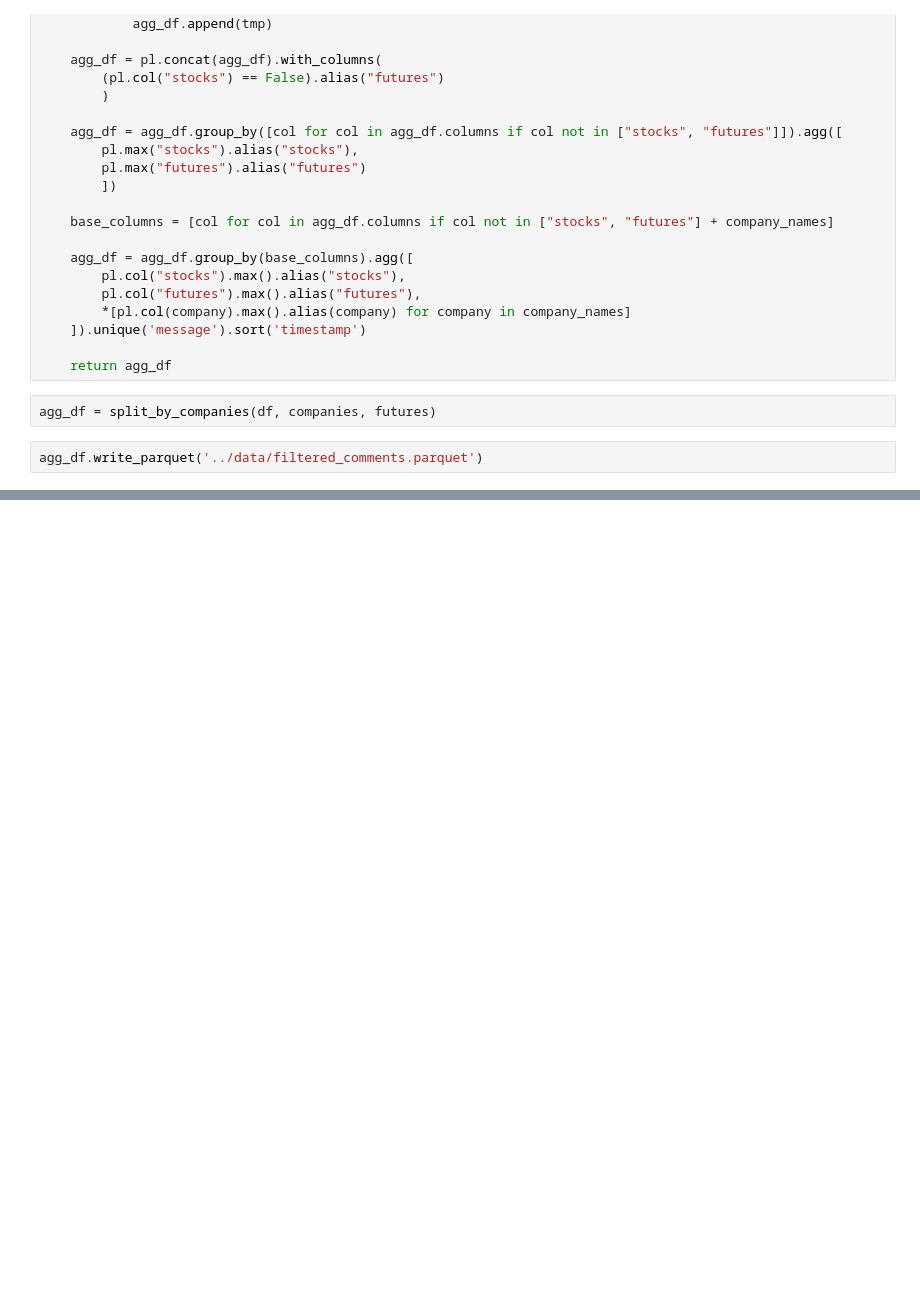
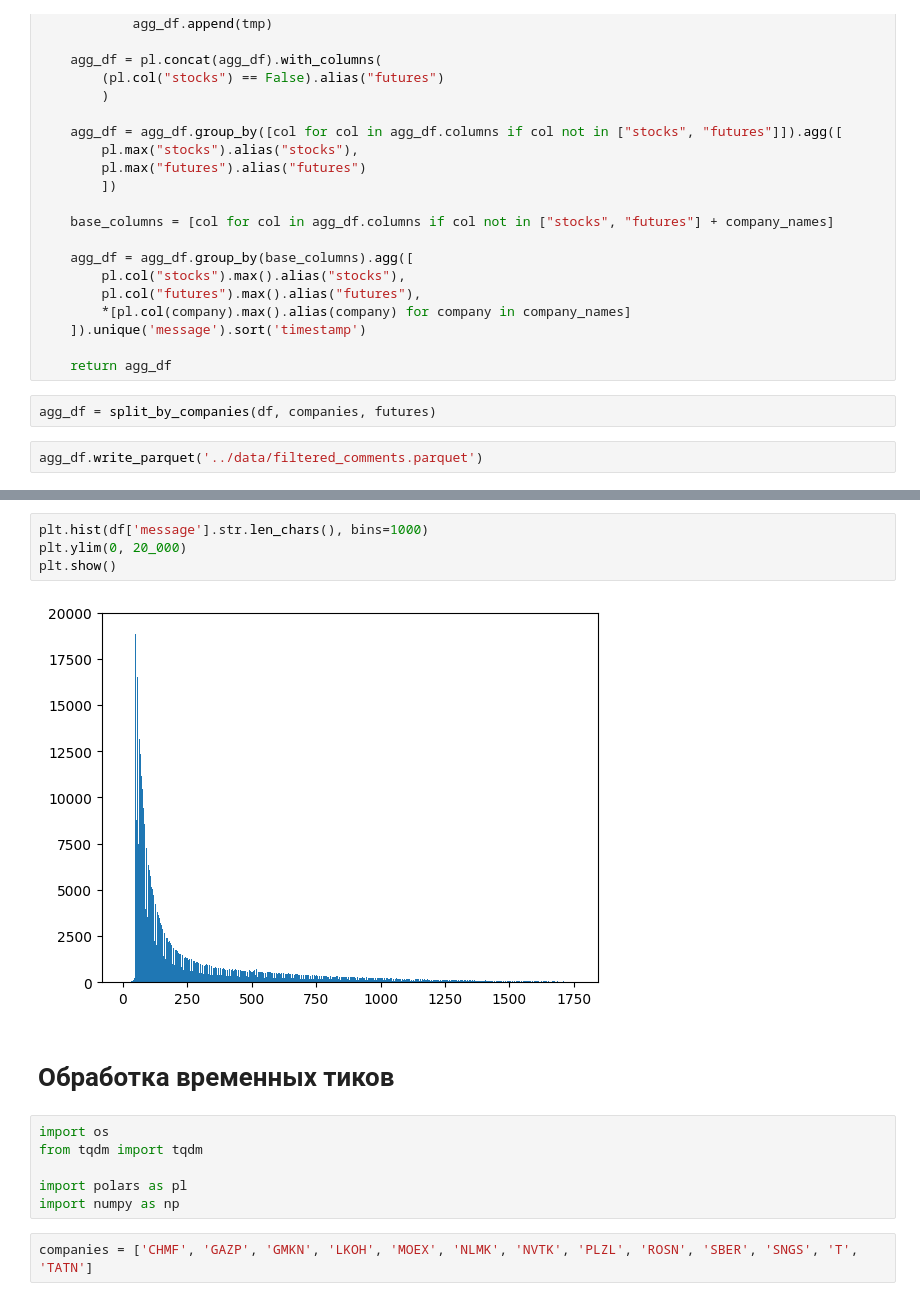
Before and after one commit to BorisenkoGeorgy/Stock_forecast_with_investors_sentiment, a Jupyter notebook: notebooks/preprocessing.ipynb, the cells around one changed output, grey strips where cells are left out. Cells and saved outputs as stored; diff of their text form; blank space fills up the shorter version.

```diff
--- a/notebooks/preprocessing.ipynb
+++ b/notebooks/preprocessing.ipynb
@@ -72,0 +164,16 @@ agg_df.write_parquet('../data/filtered_comments.parquet')
+# %%
+plt.hist(df['message'].str.len_chars(), bins=1000)
+plt.ylim(0, 20_000)
+plt.show()
+# %% [output]
+[figure, added]
+# %% [markdown]
+# Обработка временных тиков
+# %%
+import os
+from tqdm import tqdm
+
+import polars as pl
+import numpy as np
+# %%
+companies = ['CHMF', 'GAZP', 'GMKN', 'LKOH', 'MOEX', 'NLMK', 'NVTK', 'PLZL', 'ROSN', 'SBER', 'SNGS', 'T', 'TATN']
```
Also changed, not shown: parts of 21 cells of this notebook, 2 other files.
